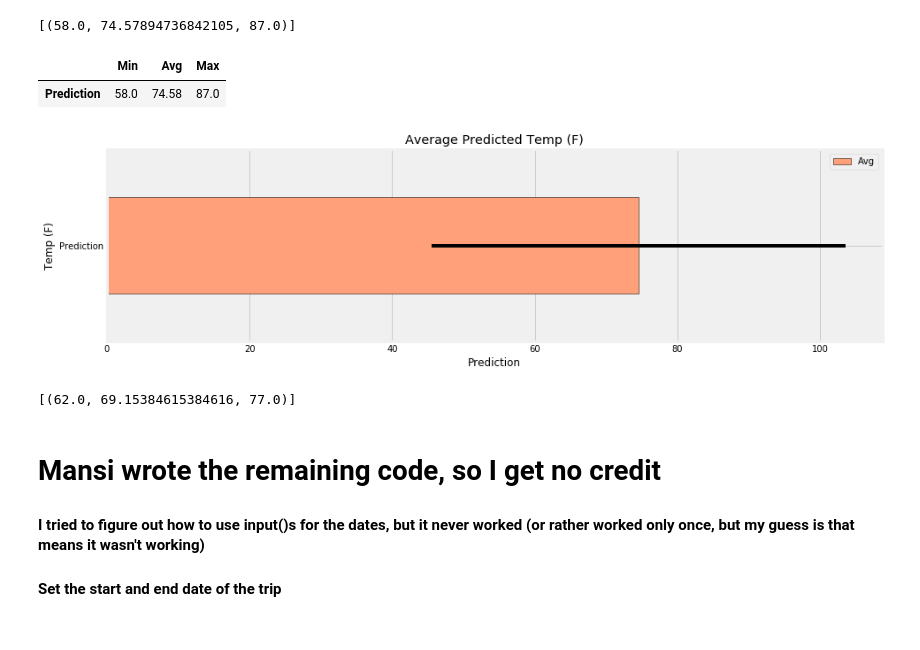
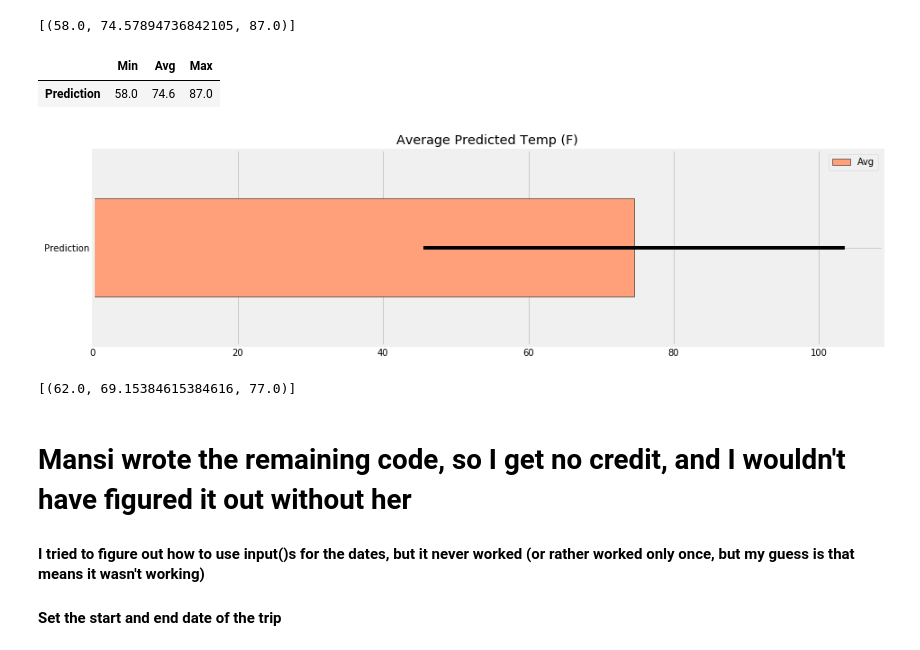
Before and after one commit to srmonteiro/DS_Bootcamp_HW, a Jupyter notebook: Monteiro_wk11_ADSR_Climate_Surf/Monteiro_wk11_ADSR_SurfWeather.ipynb, the cells around one changed output. Saved outputs shown, nothing was run; the diff lists cells and outputs as text; code cells hidden in the pictures.

```diff
--- a/Monteiro_wk11_ADSR_Climate_Surf/Monteiro_wk11_ADSR_SurfWeather.ipynb
+++ b/Monteiro_wk11_ADSR_Climate_Surf/Monteiro_wk11_ADSR_SurfWeather.ipynb
@@ -481,30 +481,26 @@ temp_predictor = calc_temps(year_ago, last_day)
 # %%
 temp_list = temp_predictor[0]
 temp_min = temp_list[0]
 temp_avg = temp_list[1]
 temp_max = temp_list[2]
 center = (temp_avg)/2
 error_t = temp_max - temp_min
 
-trip_temps = pd.DataFrame({'Min': temp_min, 'Avg': temp_avg, 'Max': temp_max }, index=["Prediction"])
+trip_temps = pd.DataFrame({'Min': round(temp_min,1) , 'Avg': round(temp_avg,1), 'Max': round(temp_max,1) }, index=["Prediction"])
 predictor = trip_temps.round(2)
 display(predictor)
-
 trip_temps.plot.barh(y='Avg', xerr=error_t, edgecolor='black', facecolor='lightsalmon', align='center')
 plt.title('Average Predicted Temp (F)')
-plt.xlabel('Prediction')
-plt.ylabel('Temp (F)')
-
 
 fig = plt.gcf()
 fig.set_size_inches(14, 4)
 plt.savefig("trip_temp_predictor.png")
 plt.show()
 plt.close()
 # %% [output]
 |  | Min | Avg | Max |
-| Prediction | 58.0 | 74.58 | 87.0 |
+| Prediction | 58.0 | 74.6 | 87.0 |
-[figure, old version]
+[figure, new version]
 # %%
 # Create a query that will calculate the daily normals
 # (i.e. the averages for tmin, tmax, and tavg for all historic data matching a specific month and day)
@@ -527,7 +523,7 @@ daily_normals("01-01")
 # %% [output]
 [(62.0, 69.15384615384616, 77.0)]
 # %% [markdown]
-# Mansi wrote the remaining code, so I get no credit
+# Mansi wrote the remaining code, so I get no credit, and I wouldn't have figured it out without her
 
 #### I tried to figure out how to use input()s for the dates, but it never worked (or rather worked only once, but my guess is that means it wasn't working)
 
```
Also changed, not shown: parts of 3 cells of this notebook, 2 other files.
